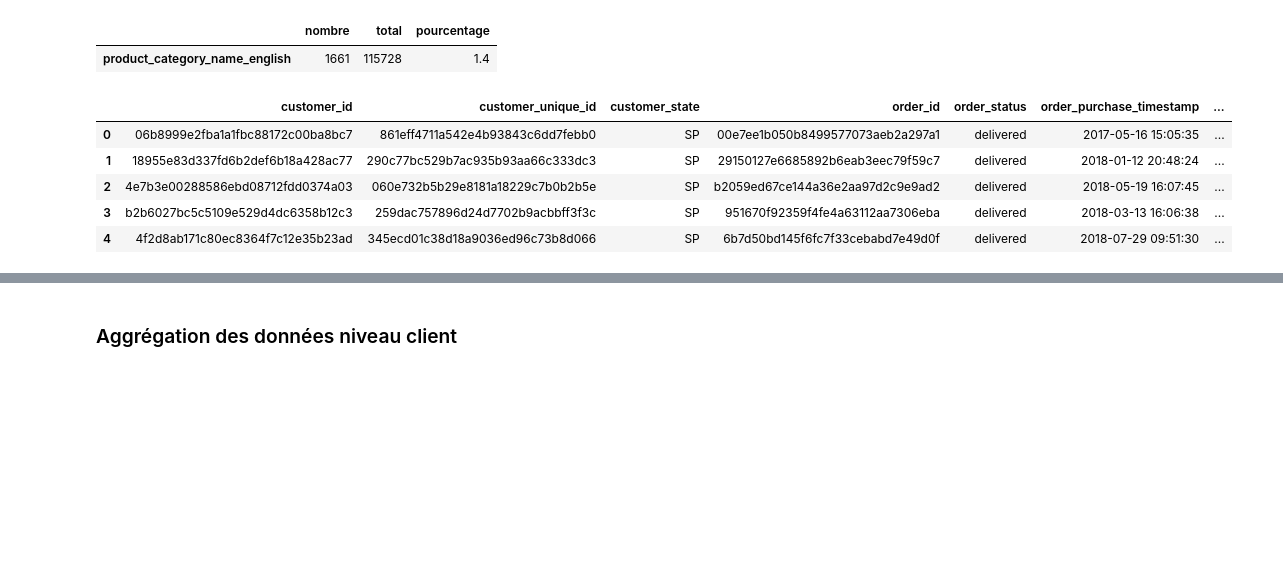
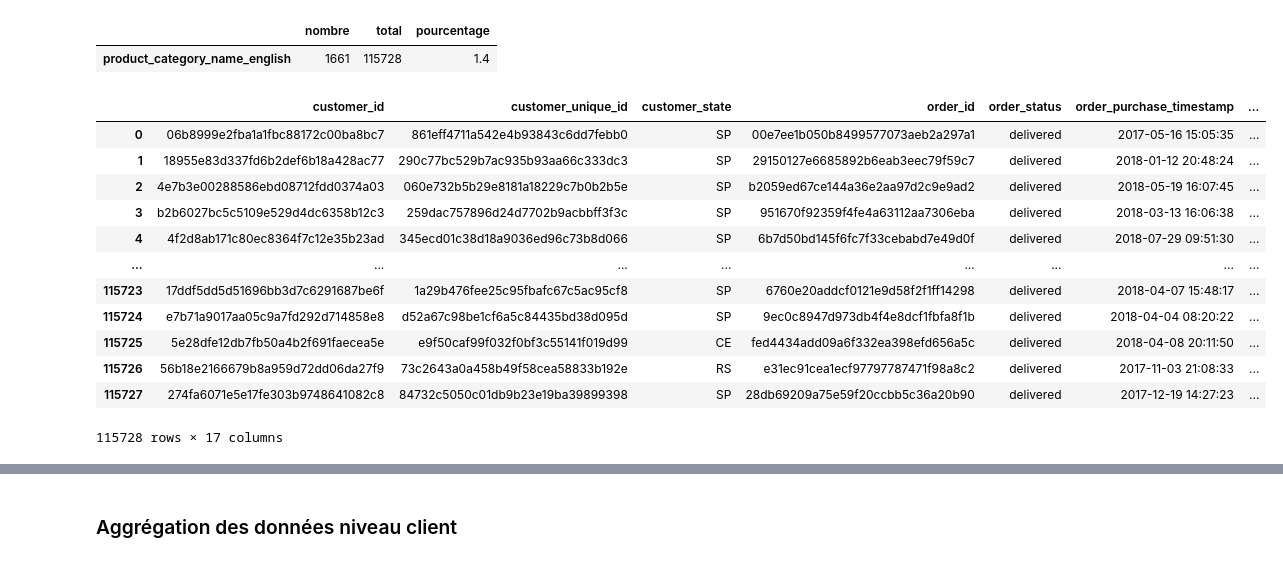
Before and after one commit to sebastienbourgeois/oc-p5-segmenter-clients-site-ecommerce, a Jupyter notebook: POLIST_01_notebookanalyse.ipynb, the cells around one changed output, grey strips where cells are left out. Drawn from its saved outputs; the diff is of its cells as text; code cells hidden in the pictures; blank space fills up the shorter version.

```diff
--- a/POLIST_01_notebookanalyse.ipynb
+++ b/POLIST_01_notebookanalyse.ipynb
@@ -567,0 +647,2 @@ Pour rappel, des données manquantes sont présentes dans les tables :
+# %%
+produits_commandes["total_price_product"] = produits_commandes.price + produits_commandes.freight_value
@@ -720,12 +884,21 @@ compter_donnees_manquantes(dataset_commandes)
 | product_category_name_english | 1661 | 115728 | 1.4 |
 # %%
 dataset_commandes["total_price_product"] = dataset_commandes.price + dataset_commandes.freight_value
+# %%
+dataset_commandes = dataset_commandes.reset_index(drop=True)
 # %%
-dataset_commandes.head()
+dataset_commandes
 # %% [output]
 |  | customer_id | customer_unique_id | customer_state | order_id | order_status | order_purchase_timestamp | ... |
 | 0 | 06b8999e2fba1a1fbc88172c00ba8bc7 | 861eff4711a542e4b93843c6dd7febb0 | SP | 00e7ee1b050b8499577073aeb2a297a1 | delivered | 2017-05-16 15:05:35 | ... |
 | 1 | 18955e83d337fd6b2def6b18a428ac77 | 290c77bc529b7ac935b93aa66c333dc3 | SP | 29150127e6685892b6eab3eec79f59c7 | delivered | 2018-01-12 20:48:24 | ... |
 | 2 | 4e7b3e00288586ebd08712fdd0374a03 | 060e732b5b29e8181a18229c7b0b2b5e | SP | b2059ed67ce144a36e2aa97d2c9e9ad2 | delivered | 2018-05-19 16:07:45 | ... |
 | 3 | b2b6027bc5c5109e529d4dc6358b12c3 | 259dac757896d24d7702b9acbbff3f3c | SP | 951670f92359f4fe4a63112aa7306eba | delivered | 2018-03-13 16:06:38 | ... |
 | 4 | 4f2d8ab171c80ec8364f7c12e35b23ad | 345ecd01c38d18a9036ed96c73b8d066 | SP | 6b7d50bd145f6fc7f33cebabd7e49d0f | delivered | 2018-07-29 09:51:30 | ... |
+| ... | ... | ... | ... | ... | ... | ... | ... |
+| 115723 | 17ddf5dd5d51696bb3d7c6291687be6f | 1a29b476fee25c95fbafc67c5ac95cf8 | SP | 6760e20addcf0121e9d58f2f1ff14298 | delivered | 2018-04-07 15:48:17 | ... |
+| 115724 | e7b71a9017aa05c9a7fd292d714858e8 | d52a67c98be1cf6a5c84435bd38d095d | SP | 9ec0c8947d973db4f4e8dcf1fbfa8f1b | delivered | 2018-04-04 08:20:22 | ... |
+| 115725 | 5e28dfe12db7fb50a4b2f691faecea5e | e9f50caf99f032f0bf3c55141f019d99 | CE | fed4434add09a6f332ea398efd656a5c | delivered | 2018-04-08 20:11:50 | ... |
+| 115726 | 56b18e2166679b8a959d72dd06da27f9 | 73c2643a0a458b49f58cea58833b192e | RS | e31ec91cea1ecf97797787471f98a8c2 | delivered | 2017-11-03 21:08:33 | ... |
+| 115727 | 274fa6071e5e17fe303b9748641082c8 | 84732c5050c01db9b23e19ba39899398 | SP | 28db69209a75e59f20ccbb5c36a20b90 | delivered | 2017-12-19 14:27:23 | ... |
+115728 rows × 17 columns
```
Also changed, not shown: parts of 39 cells of this notebook.
